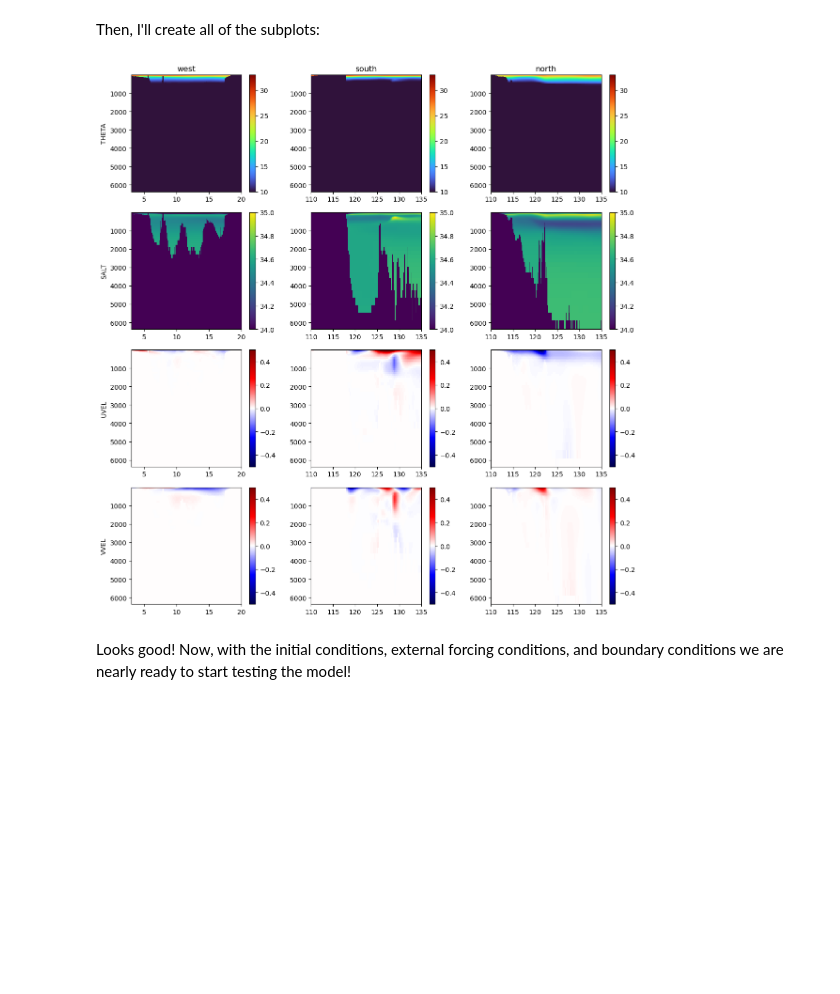
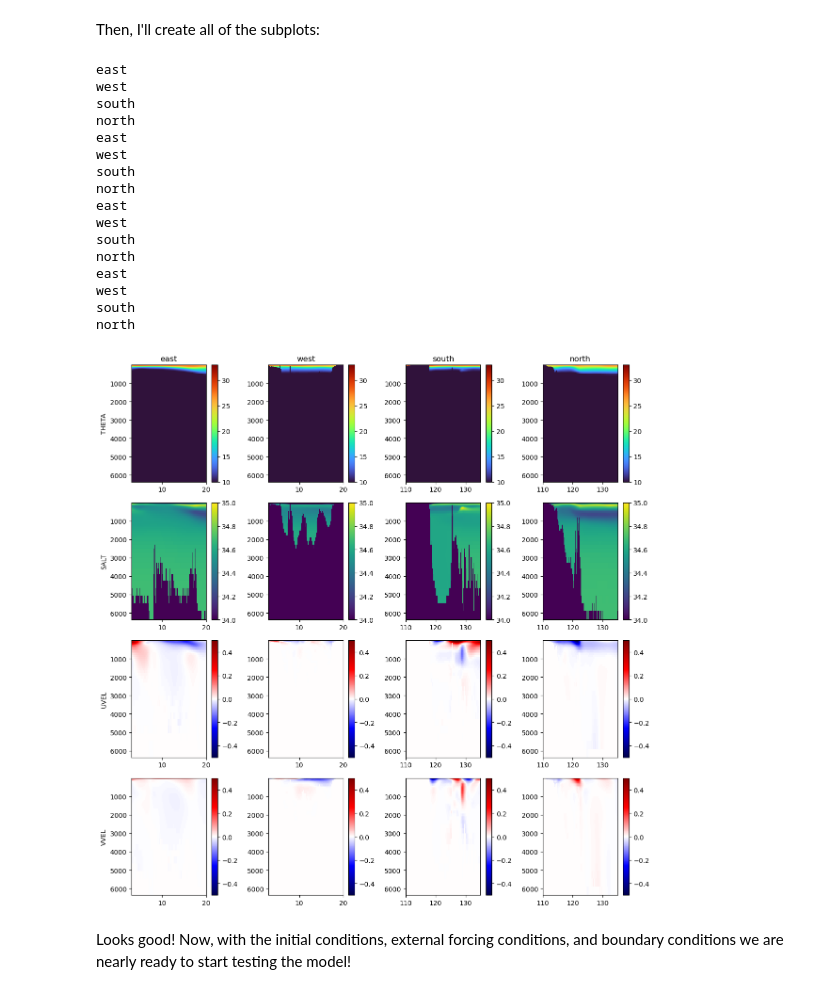
Before and after one commit to KueTone/cs185c_spring2025, a Jupyter notebook: Project/notebooks/Creating the Boundary Conditions.ipynb, the cells around one changed output. Cells and saved outputs as stored; diff of their text form; code cells hidden in the pictures; blank space fills up the shorter version.

```diff
--- a/Project/notebooks/Creating the Boundary Conditions.ipynb
+++ b/Project/notebooks/Creating the Boundary Conditions.ipynb
@@ -283,7 +312,7 @@ for variable_name in variable_names:
 Next, I will interpolate the ECCO external fields I read in onto my model domain. I will use the `horizonal` module from the `eccoseas` package to accomplish this interpolation.
 # %%
 # define the boundary list for the model
-boundary_list = ['west','south','north']
+boundary_list = ['east','west','south','north']
 # %%
 if 'obcs' not in os.listdir(input_dir):
     os.mkdir(os.path.join(input_dir,'obcs'))
@@ -324,8 +353,7 @@ for boundary in boundary_list:
         # uncomment to use
         print('    - Interpolating the '+variable_name+' grid')
 
-        # changed timesteps to 1
-        for t in range(1):
+        for t in range(12):
             interpolated_grid = horizontal.downscale_3D_points(np.column_stack([ecco_XC_points, ecco_YC_points]),
                                                                init_grid[t,:,:], ecco_mask_points,
                                                                boundary_XC, boundary_YC, boundary_mask)
@@ -378,36 +410,56 @@ for i in range(len(variable_names)):
             boundary_grid = boundary_grid.reshape((timesteps, np.shape(delR)[0],np.shape(XC)[0]))
             boundary_grid = boundary_grid[0, :, :] # choose just the first timestep for plotting
             if boundary=='west':
                 x = YC[:,1]
+                print('west')
             if boundary=='east':
                 x = YC[:,-1]
+                print('east')
         else:
             boundary_grid = boundary_grid.reshape((timesteps, np.shape(delR)[0],np.shape(XC)[1]))
             boundary_grid = boundary_grid[0, :, :] # choose just the first timestep for plotting
             if boundary=='north':
                 x = XC[-1,:]
+                print('north')
             if boundary=='south':
                 x = XC[1,:]
+                print('south')
 
         plot_counter += 1
         plt.subplot(len(variable_names),len(boundary_list),plot_counter)
         C = plt.pcolormesh(x, Z, boundary_grid,
                            vmin=meta_dict[variable_names[i]][0],
                            vmax=meta_dict[variable_names[i]][1],
                            cmap=meta_dict[variable_names[i]][2])
         plt.colorbar(C,fraction=0.26)
         plt.gca().invert_yaxis()
 
-        if plot_counter%3==1:
+        if plot_counter%4==1:
             plt.ylabel(variable_name)
-        if plot_counter<4:
+        if plot_counter<5:
             plt.title(boundary)
 
 plt.tight_layout()
 
 plt.show()
 # %% [output]
+east
+west
+south
+north
+east
+west
+south
+north
+east
+west
+south
+north
+east
+west
+south
+north
-[figure, old version]
+[figure, new version]
 # %% [markdown]
 Looks good! Now, with the initial conditions, external forcing conditions, and boundary conditions we are nearly ready to start testing the model!
 # %% [markdown]
```
Also changed, not shown: parts of 3 cells of this notebook, 4 other files.
